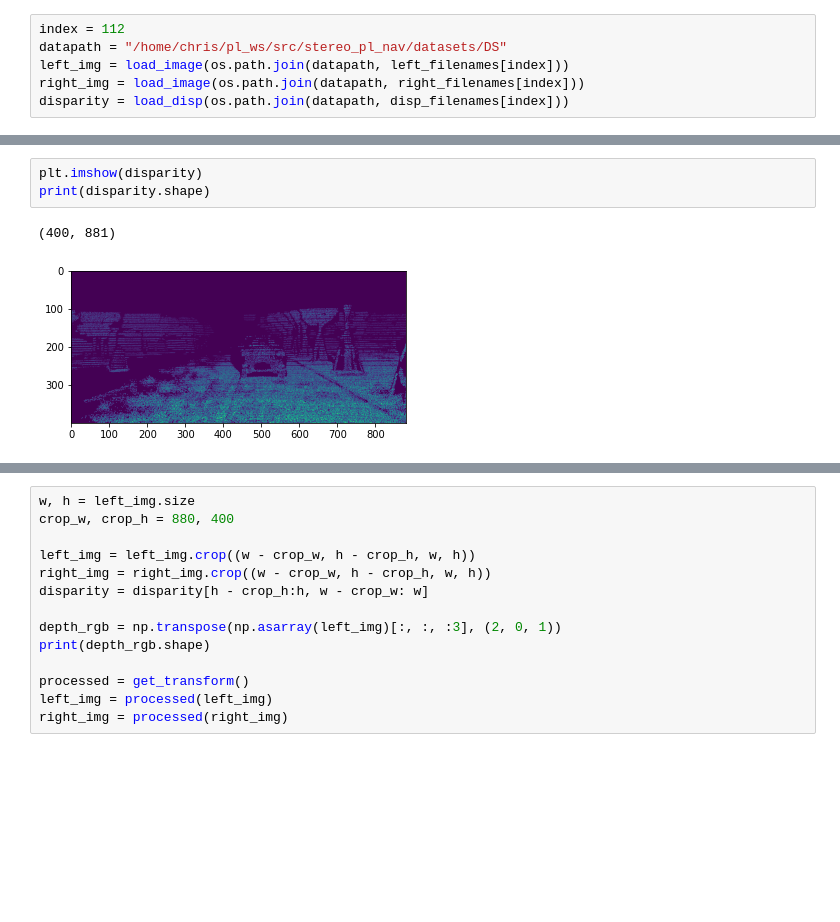
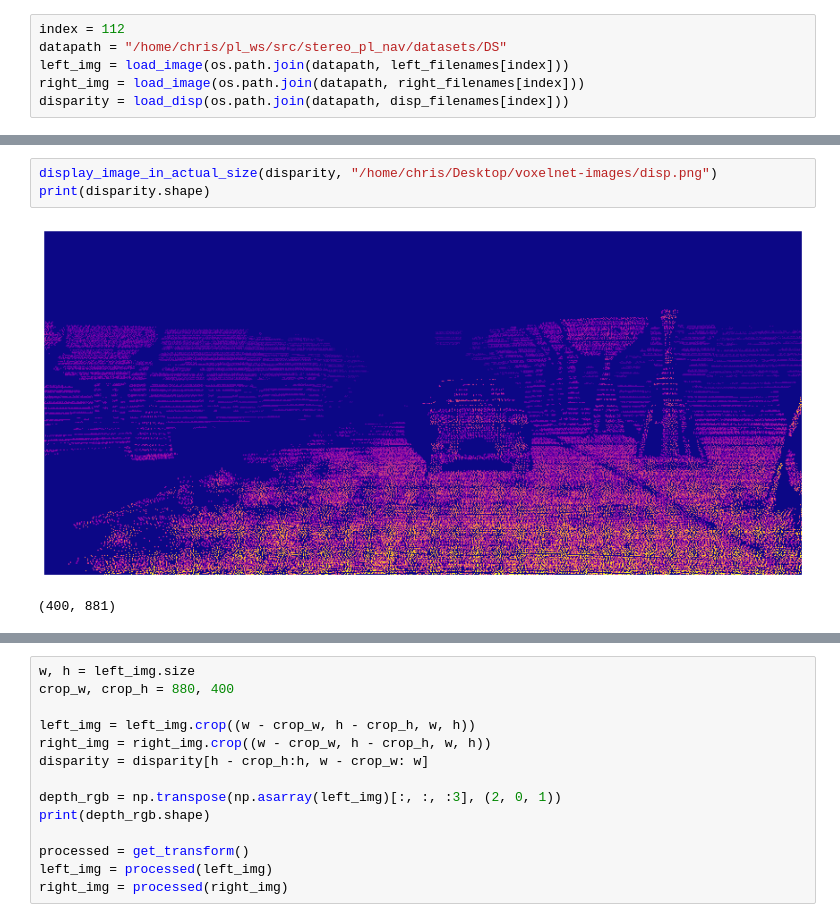
Before and after one commit to lhy0807/stereo_pl_nav, a Jupyter notebook: scripts/voxelstereonet/baseline_ds.ipynb, the cells around one changed output, grey strips where cells are left out. Saved outputs shown, nothing was run; the diff lists cells and outputs as text; blank space fills up the shorter version.

```diff
--- a/scripts/voxelstereonet/baseline_ds.ipynb
+++ b/scripts/voxelstereonet/baseline_ds.ipynb
@@ -50,7 +71,7 @@ print(np.asarray(left_img).shape)
 # %%
-plt.imshow(disparity)
+display_image_in_actual_size(disparity, "/home/chris/Desktop/voxelnet-images/disp.png")
 print(disparity.shape)
 # %% [output]
+[figure, new version]
 (400, 881)
-[figure, old version]
 # %%
```
Also changed, not shown: parts of 12 cells of this notebook, 7 other files.
